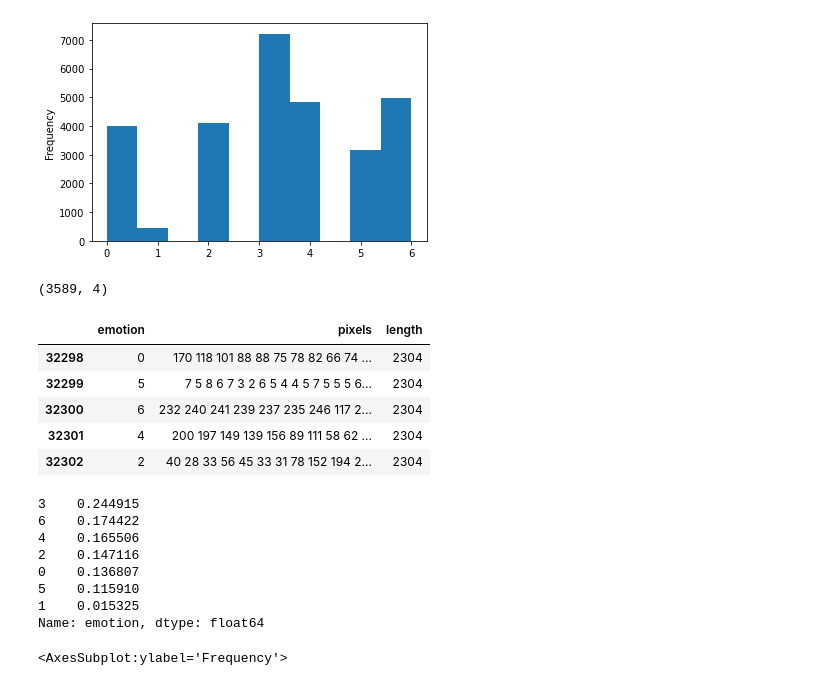
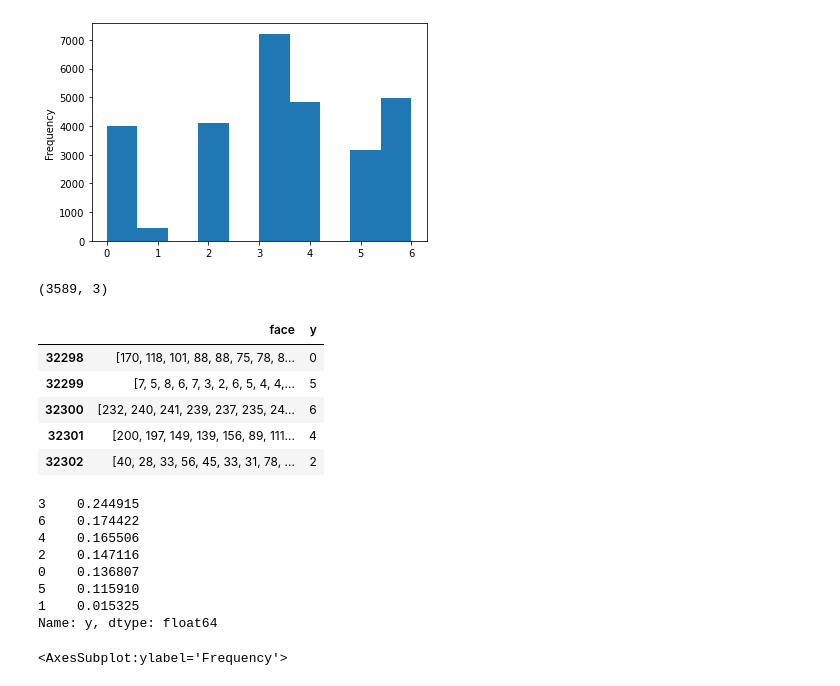
Before and after one commit to jianguo77/ProSyn3, a Jupyter notebook: prosyn3_jgz.ipynb, the cells around one changed output. Drawn from its saved outputs; the diff is of its cells as text; code cells hidden in the pictures.

```diff
--- a/prosyn3_jgz.ipynb
+++ b/prosyn3_jgz.ipynb
@@ -79,0 +103,7 @@ df.emotion.plot.hist()
+# %%
+data = df.pixels.apply(lambda x: [int(p) for p in str(x).split(' ')])
+cible = df.emotion
+usage = df.Usage
+# %%
+trans_df = pd.DataFrame({'face': data, 'y': cible, 'Used': usage}, index=df.index)
+trans_df.info()
@@ -109,22 +192,22 @@ train_set.emotion.plot.hist()
 <AxesSubplot:ylabel='Frequency'>
 [figure]
 # %%
-test_set = df[df.Usage == "PrivateTest"].copy()
+test_set = trans_df[trans_df.Used == "PrivateTest"].copy()
 test_set.shape
 # %% [output]
-(3589, 4)
+(3589, 3)
 # %%
-test_set.drop(['Usage'], axis=1, inplace=True)
+test_set.drop(['Used'], axis=1, inplace=True)
 test_set.head()
 # %% [output]
-|  | emotion | pixels | length |
-| 32298 | 0 | 170 118 101 88 88 75 78 82 66 74 ... | 2304 |
-| 32299 | 5 | 7 5 8 6 7 3 2 6 5 4 4 5 7 5 5 5 6... | 2304 |
-| 32300 | 6 | 232 240 241 239 237 235 246 117 2... | 2304 |
-| 32301 | 4 | 200 197 149 139 156 89 111 58 62 ... | 2304 |
-| 32302 | 2 | 40 28 33 56 45 33 31 78 152 194 2... | 2304 |
+|  | face | y |
+| 32298 | [170, 118, 101, 88, 88, 75, 78, 8... | 0 |
+| 32299 | [7, 5, 8, 6, 7, 3, 2, 6, 5, 4, 4,... | 5 |
+| 32300 | [232, 240, 241, 239, 237, 235, 24... | 6 |
+| 32301 | [200, 197, 149, 139, 156, 89, 111... | 4 |
+| 32302 | [40, 28, 33, 56, 45, 33, 31, 78, ... | 2 |
 # %%
-test_set.emotion.value_counts(normalize=True)
+test_set.y.value_counts(normalize=True)
 # %% [output]
 3    0.244915
 6    0.174422
@@ -133,5 +216,5 @@ test_set.emotion.value_counts(normalize=True)
 0    0.136807
 5    0.115910
 1    0.015325
-Name: emotion, dtype: float64
+Name: y, dtype: float64
 # %%
```
Also changed, not shown: parts of 23 cells of this notebook.
